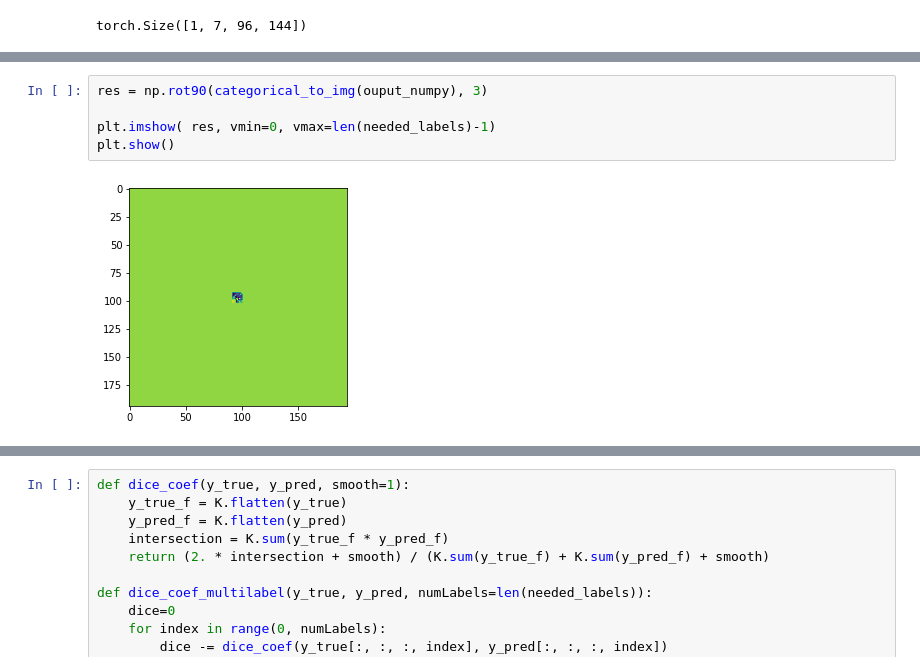
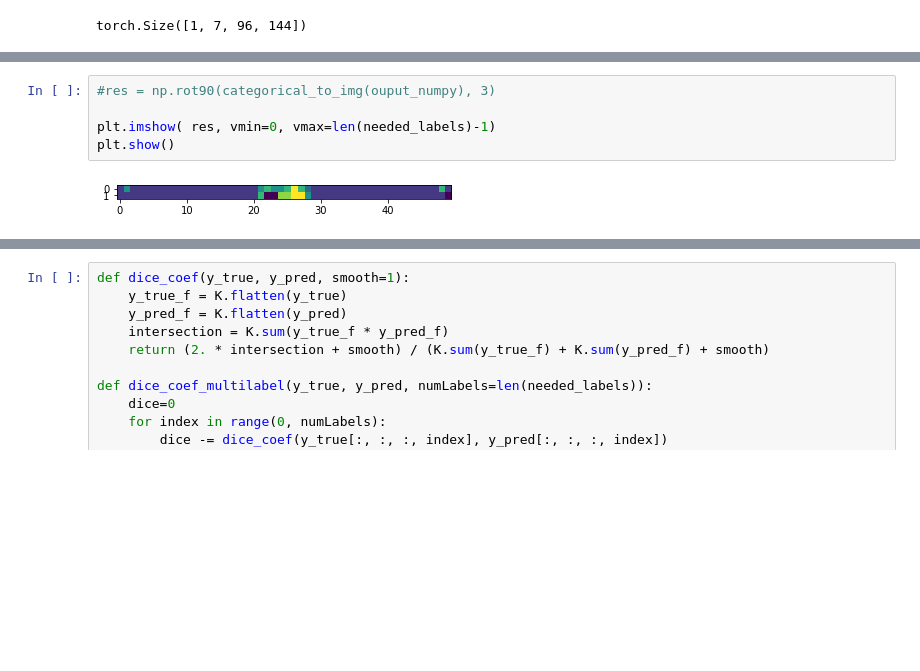
Before and after one commit to Wardmisp/Bird-Eye-View, a Jupyter notebook: AutoEncoder.ipynb, the cells around one changed output, grey strips where cells are left out. Drawn from its saved outputs; the diff is of its cells as text; blank space fills up the shorter version.

```diff
--- a/AutoEncoder.ipynb
+++ b/AutoEncoder.ipynb
@@ -469,10 +487,10 @@ ouput_numpy.shape
 # %%
-res = np.rot90(categorical_to_img(ouput_numpy), 3)
+#res = np.rot90(categorical_to_img(ouput_numpy), 3)
 
 plt.imshow( res, vmin=0, vmax=len(needed_labels)-1)
 plt.show()
 # %% [output]
-[figure, old version]
+[figure, new version]
 # %%
 minibatch_size = 50
 nepoch = 10
```
Also changed, not shown: parts of 6 cells of this notebook.
